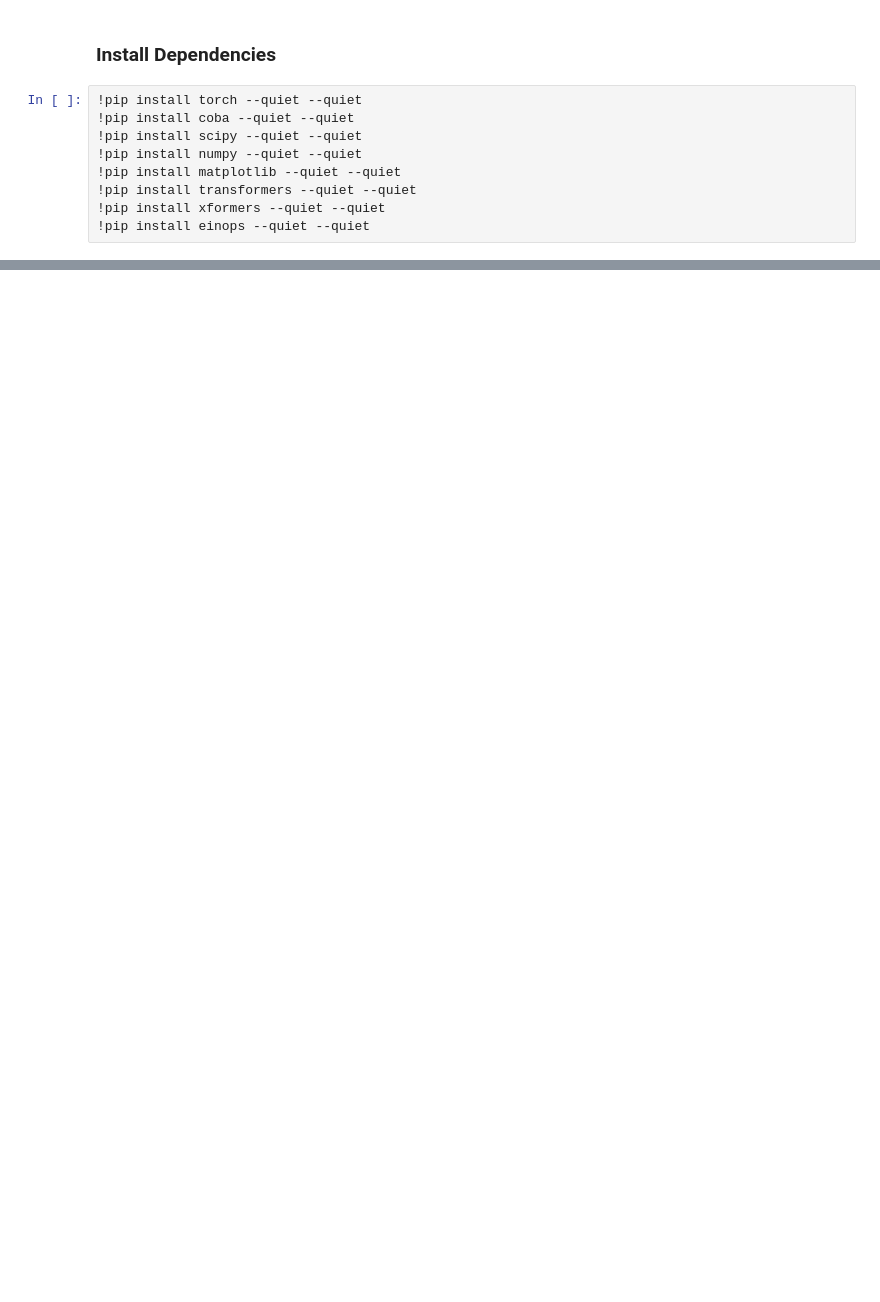
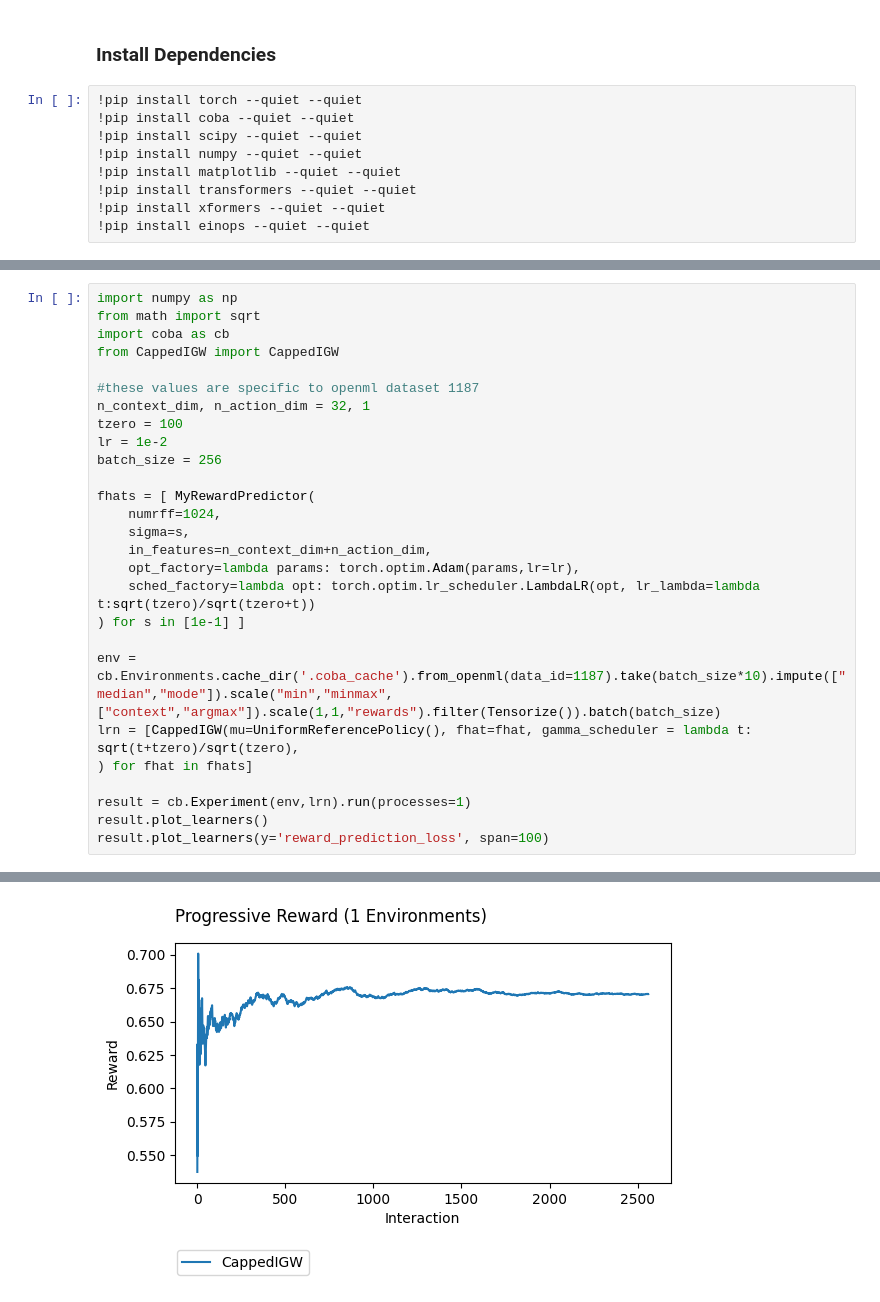
Before and after one commit to mrucker/onoff_experiments, a Jupyter notebook: notebooks/demo.ipynb, the cells around one changed output, grey strips where cells are left out. Saved outputs shown, nothing was run; the diff lists cells and outputs as text; blank space fills up the shorter version.

```diff
--- a/notebooks/demo.ipynb
+++ b/notebooks/demo.ipynb
@@ -39,0 +76,28 @@ class CappedIGWLearner:
+# %%
+import numpy as np
+from math import sqrt
+import coba as cb
+from CappedIGW import CappedIGW
+
+#these values are specific to openml dataset 1187
+n_context_dim, n_action_dim = 32, 1
+tzero = 100
+lr = 1e-2
+batch_size = 256
+
+fhats = [ MyRewardPredictor(
+    numrff=1024,
+    sigma=s,
+    in_features=n_context_dim+n_action_dim,
+    opt_factory=lambda params: torch.optim.Adam(params,lr=lr),
+    sched_factory=lambda opt: torch.optim.lr_scheduler.LambdaLR(opt, lr_lambda=lambda t:sqrt(tzero)/sqrt(tzero+t))
+) for s in [1e-1] ]
+
+env = cb.Environments.cache_dir('.coba_cache').from_openml(data_id=1187).take(batch_size*10).impute(["median","mode"]).scale("min","minmax",["context","argmax"]).scale(1,1,"rewards").filter(Tensorize()).batch(batch_size)
+lrn = [CappedIGW(mu=UniformReferencePolicy(), fhat=fhat, gamma_scheduler = lambda t: sqrt(t+tzero)/sqrt(tzero),
+) for fhat in fhats]
+
+result = cb.Experiment(env,lrn).run(processes=1)
+result.plot_learners()
+result.plot_learners(y='reward_prediction_loss', span=100)
+# %% [output]
@@ -39,0 +109 @@ class CappedIGWLearner:
+[figure, added]
```
Also changed, not shown: parts of 5 cells of this notebook, 5 other files.
